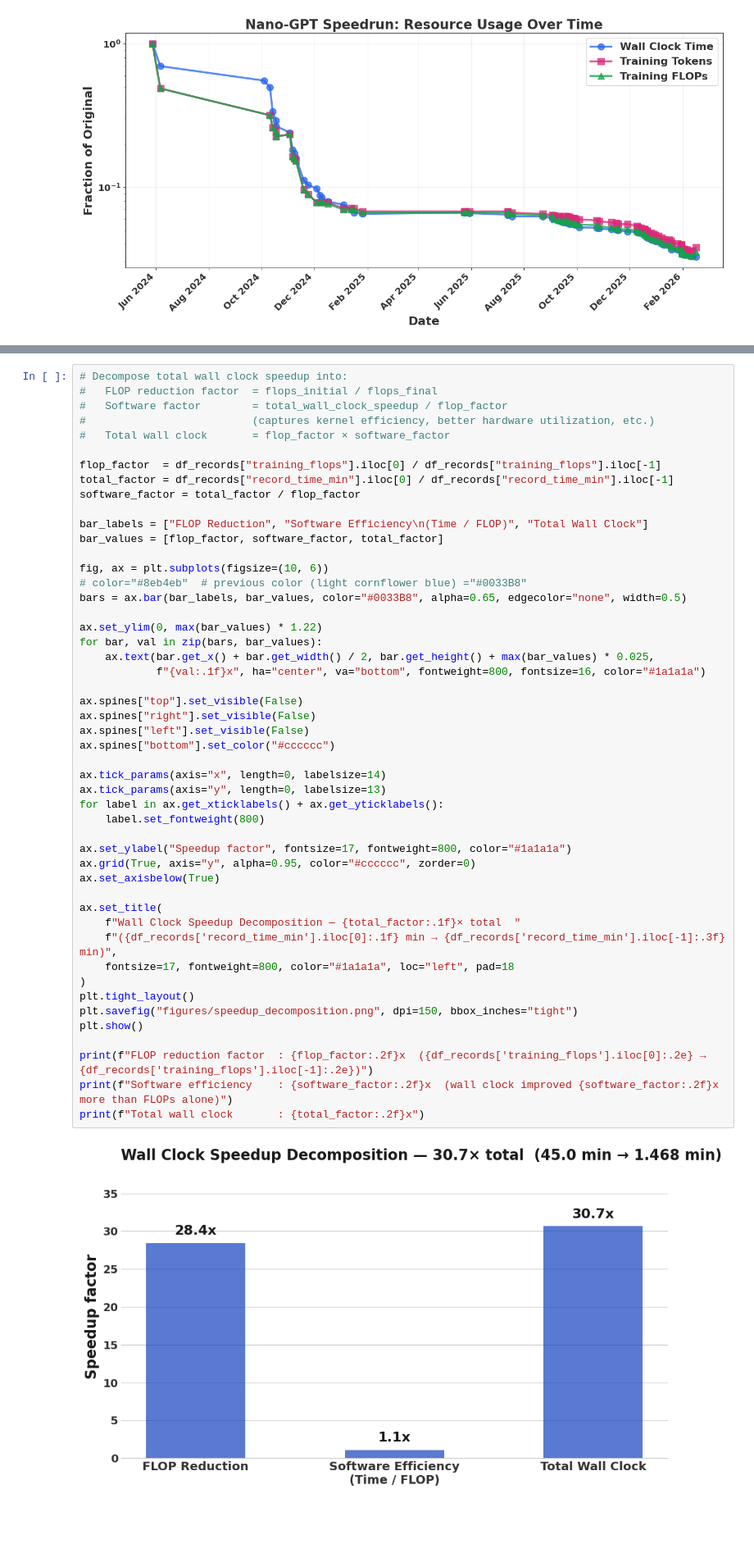
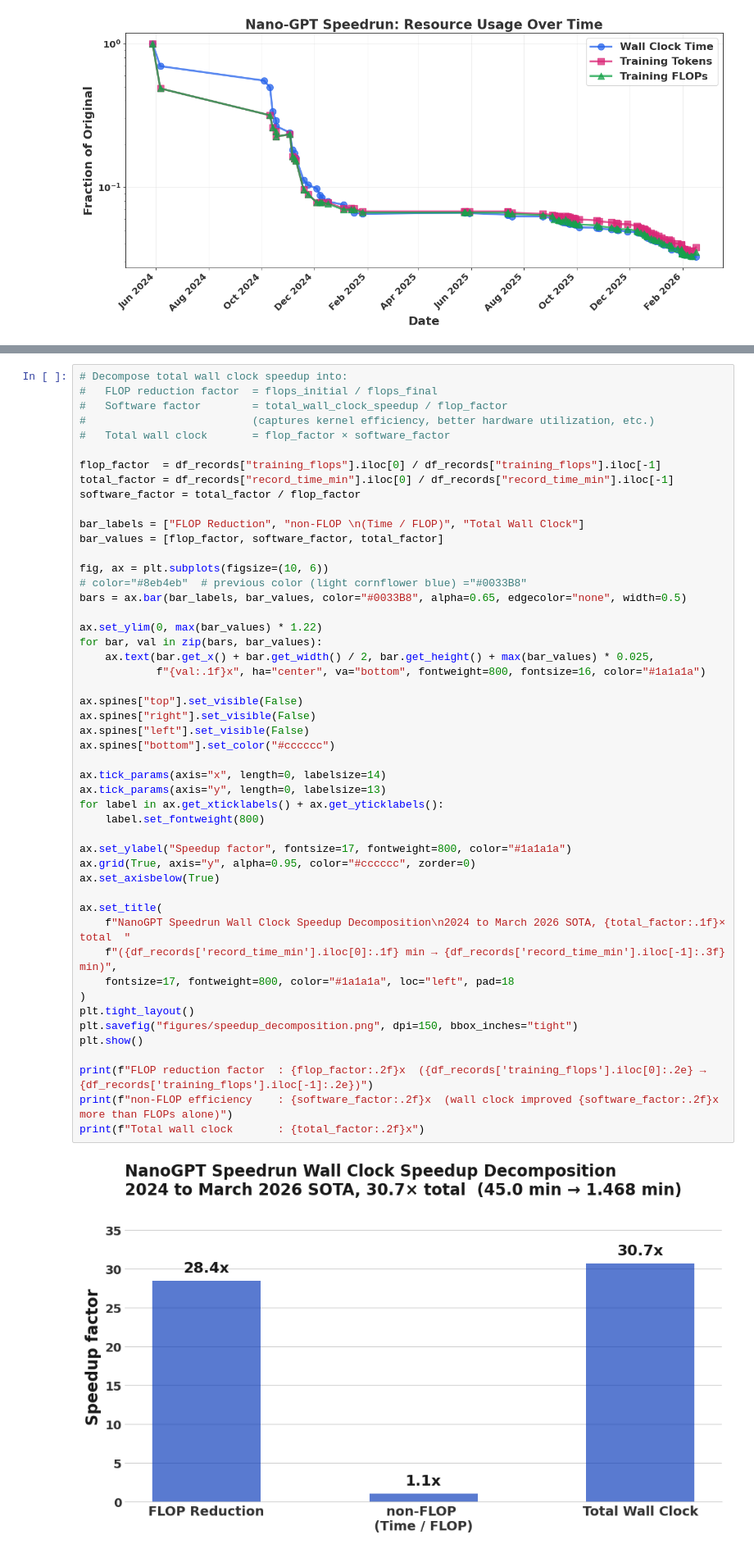
Before and after one commit to hansgundlach/SpeedRunAnalysis, a Jupyter notebook: main_analysis.ipynb, the cells around one changed output, grey strips where cells are left out. Shown at 82% size. Cells and saved outputs as stored; diff of their text form; blank space fills up the shorter version.

```diff
--- a/graph_analysis.ipynb
+++ b/main_analysis.ipynb
@@ -232,7 +232,7 @@ flop_factor  = df_records["training_flops"].iloc[0] / df_records["training_flops
 total_factor = df_records["record_time_min"].iloc[0] / df_records["record_time_min"].iloc[-1]
 software_factor = total_factor / flop_factor
 
-bar_labels = ["FLOP Reduction", "Software Efficiency\n(Time / FLOP)", "Total Wall Clock"]
+bar_labels = ["FLOP Reduction", "non-FLOP \n(Time / FLOP)", "Total Wall Clock"]
 bar_values = [flop_factor, software_factor, total_factor]
 
 fig, ax = plt.subplots(figsize=(10, 6))
@@ -242,34 +242,34 @@ bars = ax.bar(bar_labels, bar_values, color="#0033B8", alpha=0.65, edgecolor="no
 ax.set_ylim(0, max(bar_values) * 1.22)
 for bar, val in zip(bars, bar_values):
     ax.text(bar.get_x() + bar.get_width() / 2, bar.get_height() + max(bar_values) * 0.025,
             f"{val:.1f}x", ha="center", va="bottom", fontweight=800, fontsize=16, color="#1a1a1a")
 
 ax.spines["top"].set_visible(False)
 ax.spines["right"].set_visible(False)
 ax.spines["left"].set_visible(False)
 ax.spines["bottom"].set_color("#cccccc")
 
 ax.tick_params(axis="x", length=0, labelsize=14)
 ax.tick_params(axis="y", length=0, labelsize=13)
 for label in ax.get_xticklabels() + ax.get_yticklabels():
     label.set_fontweight(800)
 
 ax.set_ylabel("Speedup factor", fontsize=17, fontweight=800, color="#1a1a1a")
 ax.grid(True, axis="y", alpha=0.95, color="#cccccc", zorder=0)
 ax.set_axisbelow(True)
 
 ax.set_title(
-    f"Wall Clock Speedup Decomposition — {total_factor:.1f}× total  "
+    f"NanoGPT Speedrun Wall Clock Speedup Decomposition\n2024 to March 2026 SOTA, {total_factor:.1f}× total  "
     f"({df_records['record_time_min'].iloc[0]:.1f} min → {df_records['record_time_min'].iloc[-1]:.3f} min)",
     fontsize=17, fontweight=800, color="#1a1a1a", loc="left", pad=18
 )
 plt.tight_layout()
 plt.savefig("figures/speedup_decomposition.png", dpi=150, bbox_inches="tight")
 plt.show()
 
 print(f"FLOP reduction factor  : {flop_factor:.2f}x  ({df_records['training_flops'].iloc[0]:.2e} → {df_records['training_flops'].iloc[-1]:.2e})")
-print(f"Software efficiency    : {software_factor:.2f}x  (wall clock improved {software_factor:.2f}x more than FLOPs alone)")
+print(f"non-FLOP efficiency    : {software_factor:.2f}x  (wall clock improved {software_factor:.2f}x more than FLOPs alone)")
 print(f"Total wall clock       : {total_factor:.2f}x")
 # %% [output]
-[figure, old version]
+[figure, new version]
 FLOP reduction factor  : 28.44x  (7.60e+18 → 2.67e+17)
```
Also changed, not shown: parts of 3 cells of this notebook, 7 other files.
